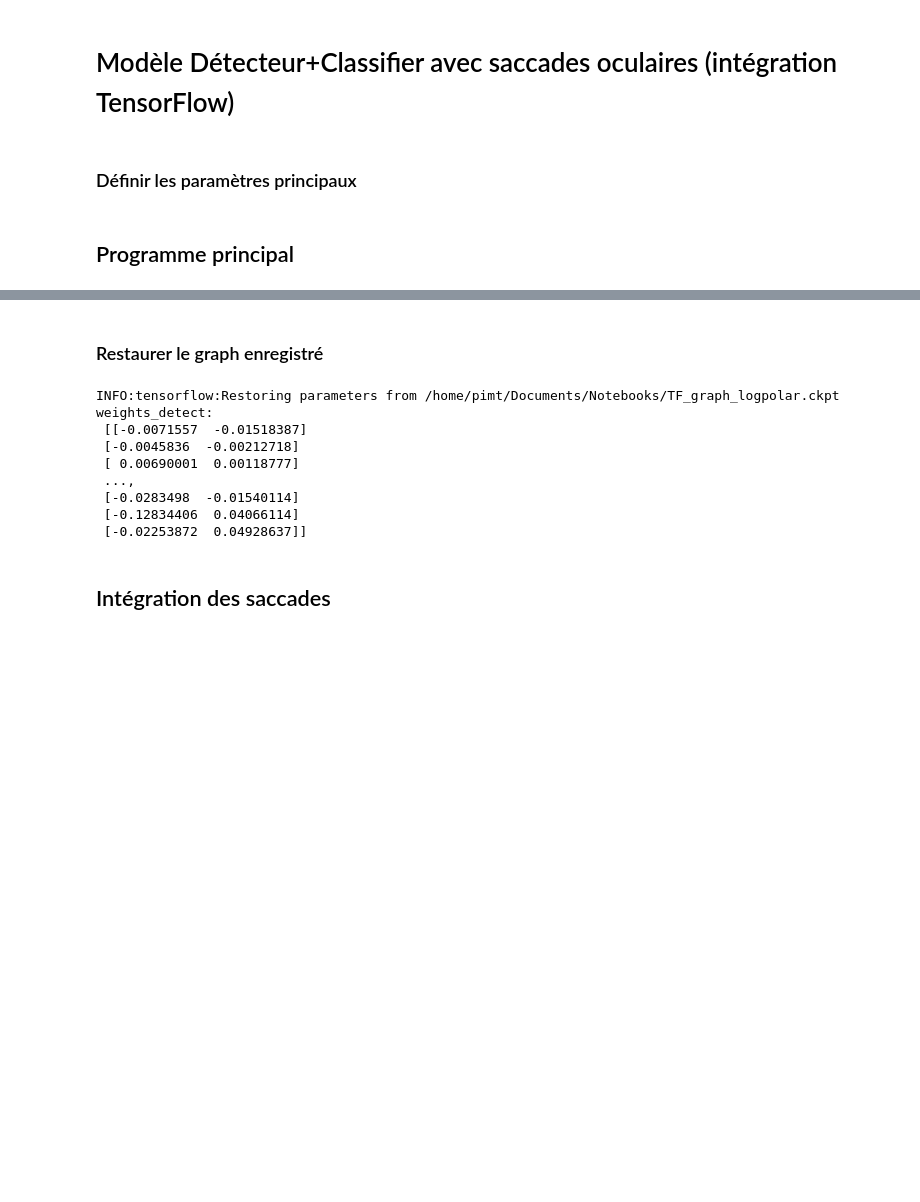
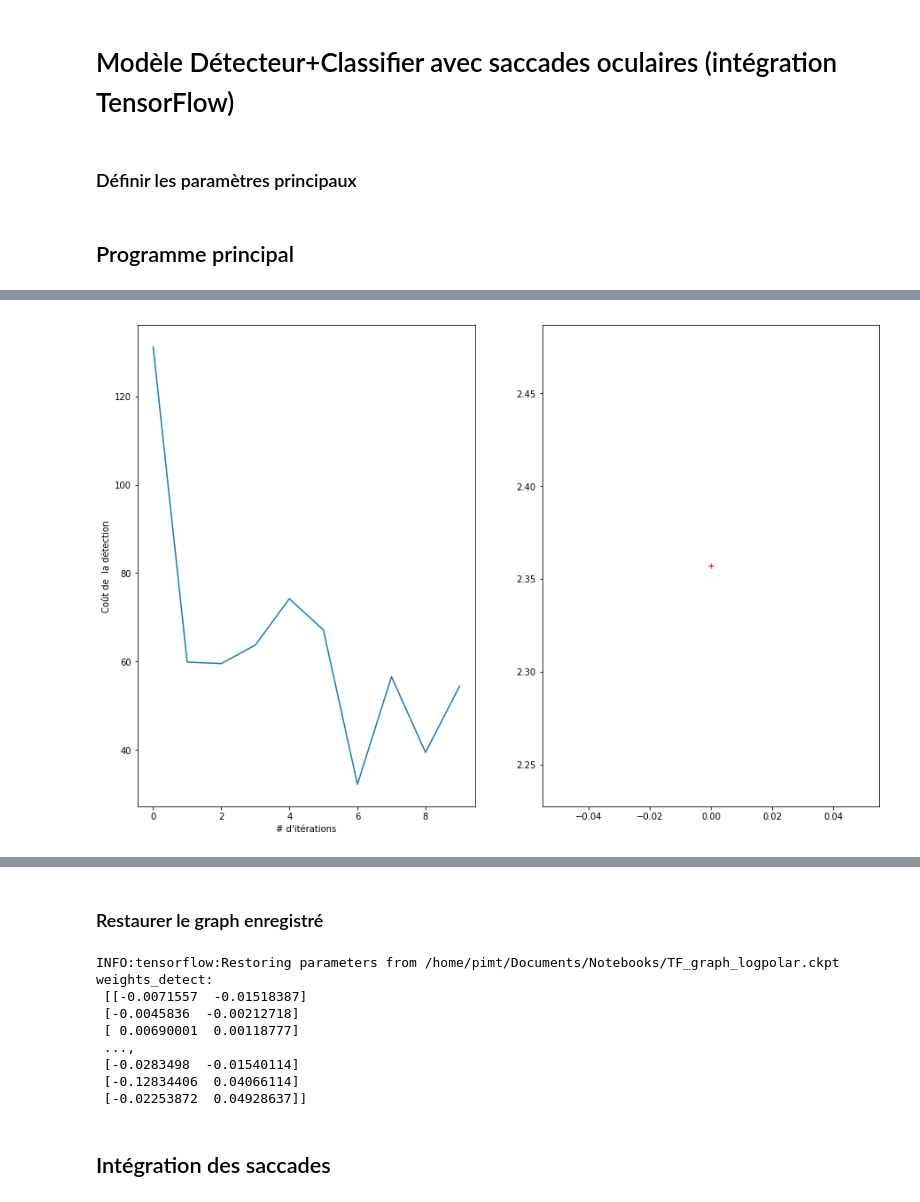
Before and after one commit to pierrealbiges/ActiveVision, a Jupyter notebook: Notebooks/mnist-logPolar-encoding.ipynb, the cells around one changed output, grey strips where cells are left out. Cells and saved outputs as stored; diff of their text form; code cells hidden in the pictures; blank space fills up the shorter version.

Commit message:
Ajout graphiques

```diff
--- a/Notebooks/mnist-logPolar-encoding.ipynb
+++ b/Notebooks/mnist-logPolar-encoding.ipynb
@@ -309,13 +318,13 @@ ax.plot(theta_target , log_r_target, 'r+')
 sess = tf.Session()
 # %% [markdown]
 ### Définir les paramètres principaux
+# %%
+# Paramètres d'apprentissage
+batch_size = 100
+iterations = 10
+alpha_detect = 0.001
+alpha_classif = 0.6
 # %%
-# Paramètres d'apprentissage
-batch_size = 400
-iterations = 40
-alpha_detect = 0.00095
-alpha_classif = 0.3
-
 # Paramètre de la transformation logPolar
 N_theta, N_orient, N_scale, N_phase = 6, 8, 5, 2
 N_X, N_Y = 128, 128
@@ -337,21 +347,32 @@ weights_classif = tf.Variable(tf.random_normal([480,10], stddev=0.01), name='wei
 init = tf.global_variables_initializer()
 sess.run(init)
 
-# Initialiser la sauvegarde du graph (variable + valeurs)
+# Initialiser la sauvegarde du graph (variable + valeurs) + init graphique
 saver = tf.train.Saver(var_list={"weights_detect": weights_detect, "weights_classif": weights_classif})
+fig, ax = plt.subplots(nrows=1, ncols=2, sharex=True, sharey=True, figsize=(15, 10))
+
 
 # Calcul hypothèse du détecteur
 hypo = tf.matmul(x_train, weights_detect)
 # Définition du classifieur
 classif = tf.nn.softmax(tf.matmul(x_train, weights_classif))
+#classif = tf.matmul(x_train, weights_classif)
+
 
 # Calcul coûts
 cost_detect = (1/(2*batch_size))*(tf.reduce_sum(tf.square(hypo-coord))) #+ tf.contrib.layers.apply_regularization(l2_regularizer, weights)
 cost_classif = tf.nn.softmax_cross_entropy_with_logits(labels=labels, logits=classif)
+#cost_classif = tf.nn.sparse_softmax_cross_entropy_with_logits(labels=labels, logits=classif)
+#cost_classif = tf.losses.sparse_softmax_cross_entropy(labels=labels, logits=classif)
+
+
+cost_detect_graph, cost_classif_graph = [], []
 
 # Lancer l'apprentissage
 optimizer_detect = tf.train.GradientDescentOptimizer(alpha_detect).minimize(cost_detect) #AdamOptimizer(0.001)
 optimizer_classif = tf.train.GradientDescentOptimizer(alpha_classif).minimize(cost_classif)
+
+summaries = tf.summary.merge_all()
 
 for it in range(iterations):
     print('iteration #', it)
@@ -372,7 +393,10 @@ for it in range(iterations):
 
         num_x += 1
 
-    sess.run(optimizer_detect, {x_train: values, coord: coord_values}) #, batch_phase : True pour App
+    sess.run(optimizer_detect, {x_train: values, coord: coord_values})
+
+    cost_detect_value = sess.run(cost_detect, {x_train : values, coord: coord_values})
+    cost_detect_graph += [cost_detect_value]
 
     # Entrainement classifier (images proches de la fovea)
     values, labels_values = [], []
@@ -380,7 +404,6 @@ for it in range(iterations):
     for x in batch[0]:
         i_offset, j_offset = minmax(int(np.random.randn() * 4), 4), minmax(int(np.random.randn() * 4), 4)
         labels_values += [batch[1][num_x]]
-
         image = mnist_reshape_128(x, i_offset=i_offset, j_offset=j_offset)
         v = phi_vectorial @ np.ravel(image)
         values += [v]
@@ -388,11 +411,28 @@ for it in range(iterations):
         num_x += 1
 
     sess.run(optimizer_classif, {x_train: values, labels: labels_values})
-    print(weights_classif.eval(sess))
+
+    cost_classif_value = sess.run(cost_classif, {x_train: values, labels: labels_values})
+    cost_classif_graph += [np.mean(cost_classif_value)]
 
     # Sauvegarder le graph
-    save_path = "/home/pimt/Documents/Notebooks/TF_graph_logpolar.ckpt"
-    saver.save(sess, save_path)
-    print("Model saved in file: %s" % save_path)
+    #save_path = "/home/pimt/Documents/Notebooks/TF_graph_logpolar.ckpt"
+    #saver.save(sess, save_path)
+    #print("Model saved in file: %s" % save_path)
+
+# Intégration graphique
+
+plt.subplot(122)
+plt.plot(np.mean(cost_classif_graph), 'r+')
+
+plt.subplot(121)
+plt.plot(cost_detect_graph)
+plt.xlabel("# d'itérations")
+plt.ylabel('Coût de  la détection')
+#fig.text(0.5, 0.27, 'Coordonnée j', ha='center', fontsize=25)
+#fig.text(0.07, 0.5, 'Coordonnée i', va='center', rotation='vertical', fontsize=25)
+#fig.text(0.15, 0.645, 'A', ha='center', fontsize=30)
+#fig.text(0.575, 0.645, 'B', ha='center', fontsize=30)
+plt.show()
 # %% [output]
 iteration # 0
@@ -414,0 +448 @@ Model saved in file: /home/pimt/Documents/Notebooks/TF_graph_logpolar.ckpt
+[figure, added]
```
Also changed, not shown: parts of 6 cells of this notebook.
